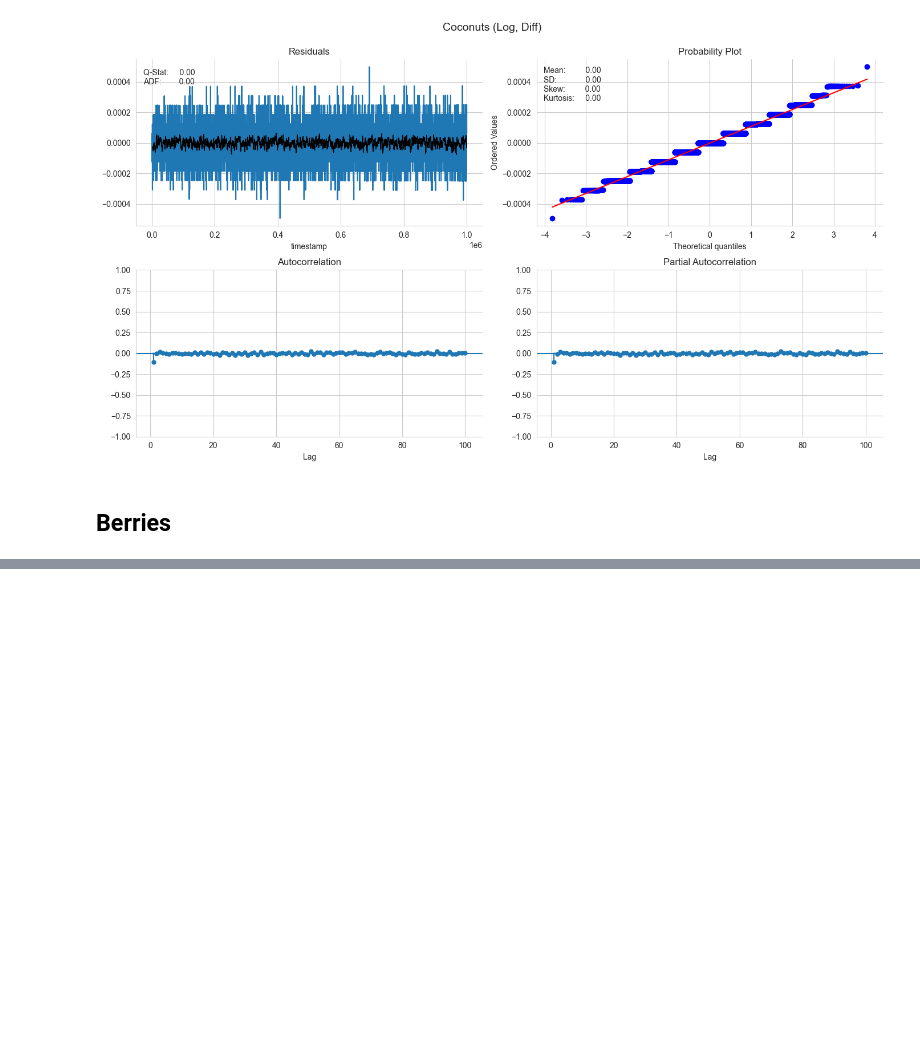
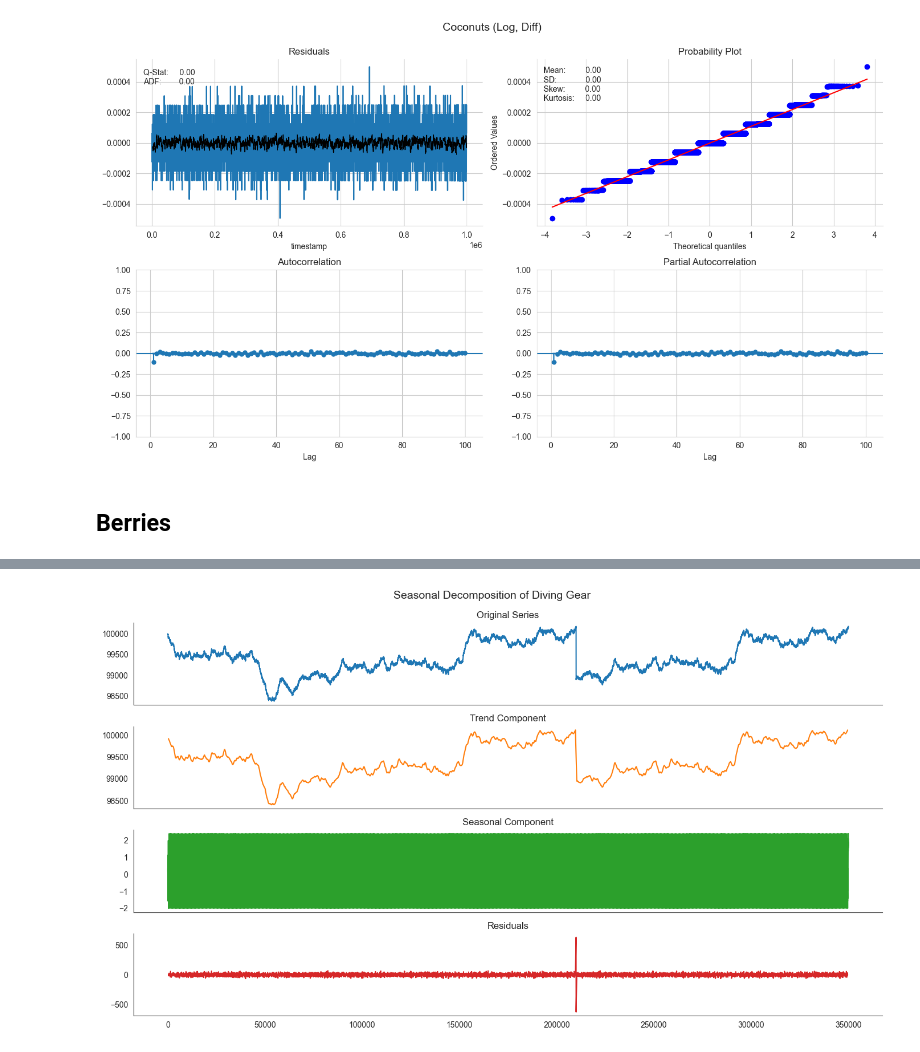
Before and after one commit to kzqiu/imc-2023, a Jupyter notebook: round3/analysis/check_time_series.ipynb, the cells around one changed output, grey strips where cells are left out. Saved outputs shown, nothing was run; the diff lists cells and outputs as text; code cells hidden in the pictures; blank space fills up the shorter version.

```diff
--- a/round3/analysis/check_time_series.ipynb
+++ b/round3/analysis/check_time_series.ipynb
@@ -183,0 +192,18 @@ plot_correlogram(berries_log_diff, lags=100, title='Berries (Log, Diff)')
+# %%
+df = pd.concat([df,df1,df2], ignore_index=True).reset_index(drop=True)
+df_diving_gear = df.loc[df['product']=='DIVING_GEAR'][['mid_price']]
+# %%
+components_diving_gear = tsa.seasonal_decompose(df_diving_gear['mid_price'], model='additive', period=100)
+# %%
+ts_diving_gear = (df_diving_gear['mid_price'].to_frame('Original')
+      .assign(Trend=components_diving_gear.trend)
+      .assign(Seasonality=components_diving_gear.seasonal)
+      .assign(Residual=components_diving_gear.resid))
+with sns.axes_style('white'):
+    ts_diving_gear.plot(subplots=True, figsize=(14, 8), title=['Original Series', 'Trend Component', 'Seasonal Component','Residuals'], legend=False)
+    plt.suptitle('Seasonal Decomposition of Diving Gear', fontsize=14)
+    sns.despine()
+    plt.tight_layout()
+    plt.subplots_adjust(top=.91);
+# %% [output]
+[figure, added]
```
Also changed, not shown: parts of 11 cells of this notebook.
